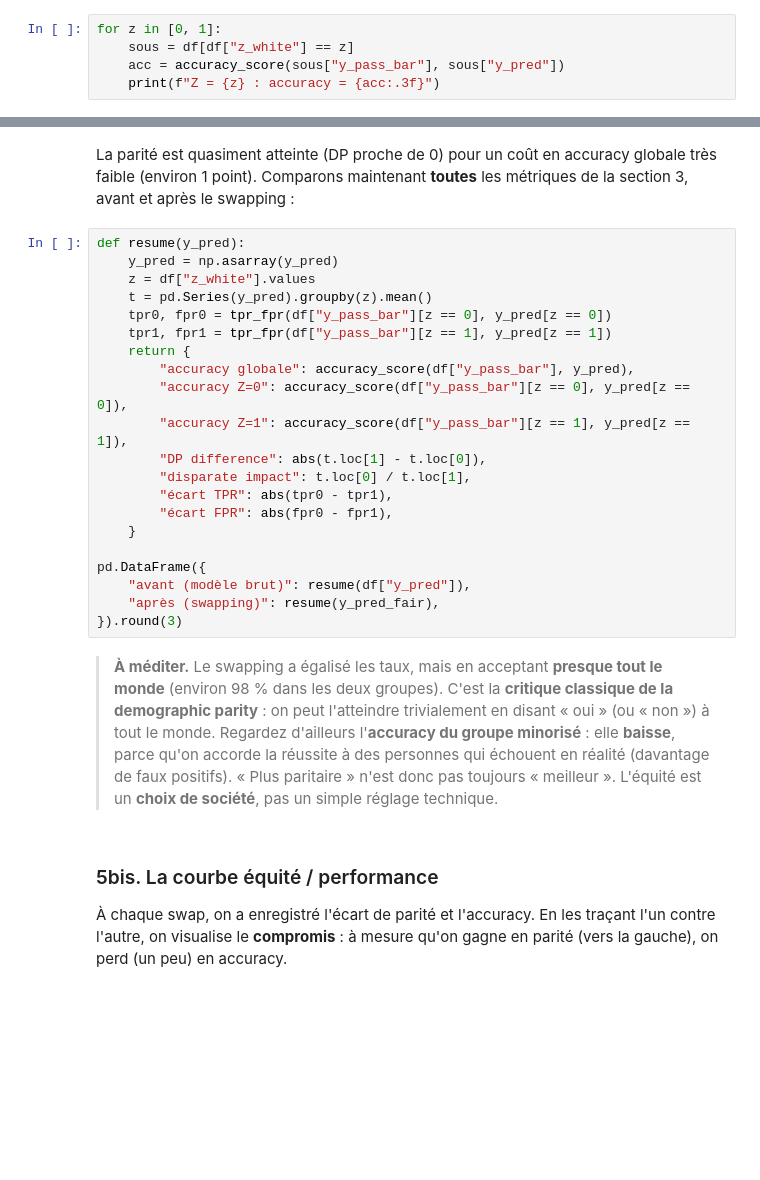
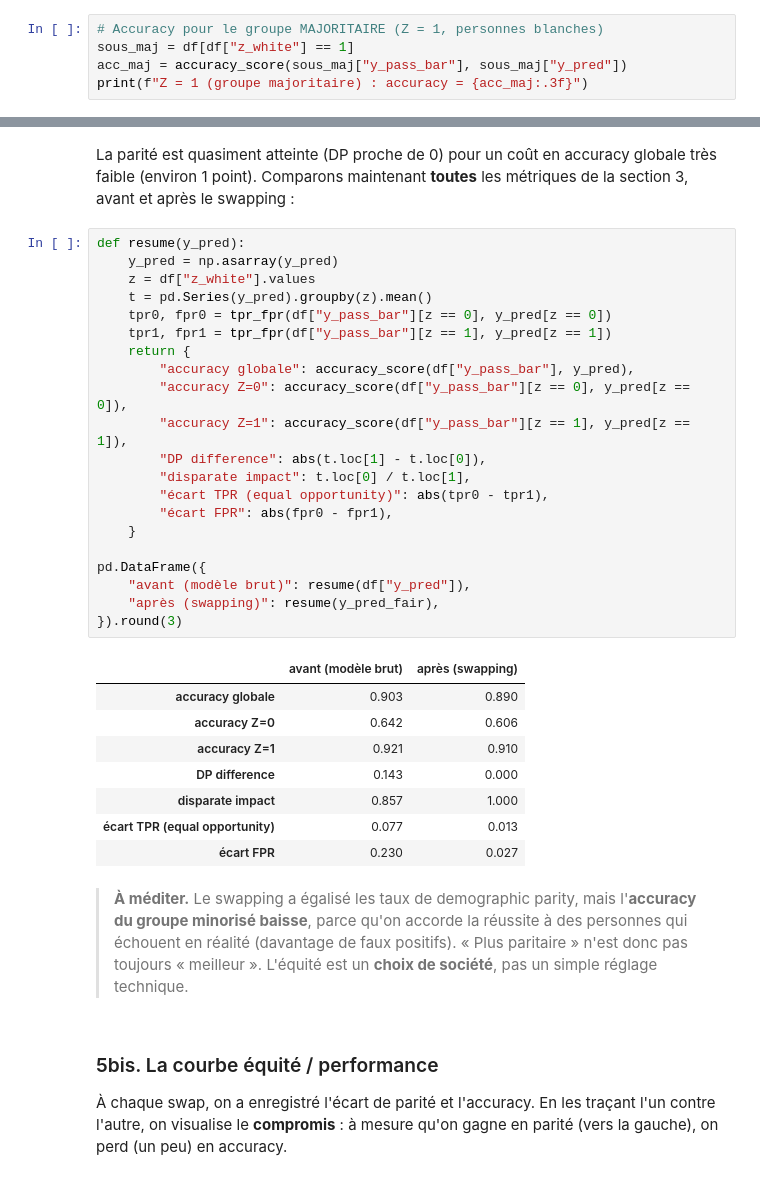
Before and after one commit to mickaeltemporao/lillelms, a Jupyter notebook: ressources/j4/2_aprem/01-fairness.ipynb, the cells around one changed output, grey strips where cells are left out. Drawn from its saved outputs; the diff is of its cells as text; blank space fills up the shorter version.

```diff
--- a/ressources/j4/2_aprem/01-fairness.ipynb
+++ b/ressources/j4/2_aprem/01-fairness.ipynb
@@ -158,5 +170,5 @@ Le point clé pour l'équité : on les calcule **par groupe**. Si le modèle est
 # %%
-for z in [0, 1]:
-    sous = df[df["z_white"] == z]
-    acc = accuracy_score(sous["y_pass_bar"], sous["y_pred"])
-    print(f"Z = {z} : accuracy = {acc:.3f}")
+# Accuracy pour le groupe MAJORITAIRE (Z = 1, personnes blanches)
+sous_maj = df[df["z_white"] == 1]
+acc_maj = accuracy_score(sous_maj["y_pass_bar"], sous_maj["y_pred"])
+print(f"Z = 1 (groupe majoritaire) : accuracy = {acc_maj:.3f}")
@@ -379,26 +404,35 @@ La parité est quasiment atteinte (DP proche de 0) pour un coût en accuracy glo
 # %%
 def resume(y_pred):
     y_pred = np.asarray(y_pred)
     z = df["z_white"].values
     t = pd.Series(y_pred).groupby(z).mean()
     tpr0, fpr0 = tpr_fpr(df["y_pass_bar"][z == 0], y_pred[z == 0])
     tpr1, fpr1 = tpr_fpr(df["y_pass_bar"][z == 1], y_pred[z == 1])
     return {
         "accuracy globale": accuracy_score(df["y_pass_bar"], y_pred),
         "accuracy Z=0": accuracy_score(df["y_pass_bar"][z == 0], y_pred[z == 0]),
         "accuracy Z=1": accuracy_score(df["y_pass_bar"][z == 1], y_pred[z == 1]),
         "DP difference": abs(t.loc[1] - t.loc[0]),
         "disparate impact": t.loc[0] / t.loc[1],
-        "écart TPR": abs(tpr0 - tpr1),
+        "écart TPR (equal opportunity)": abs(tpr0 - tpr1),
         "écart FPR": abs(fpr0 - fpr1),
     }
 
 pd.DataFrame({
     "avant (modèle brut)": resume(df["y_pred"]),
     "après (swapping)": resume(y_pred_fair),
 }).round(3)
+# %% [output]
+|  | avant (modèle brut) | après (swapping) |
+| accuracy globale | 0.903 | 0.890 |
+| accuracy Z=0 | 0.642 | 0.606 |
+| accuracy Z=1 | 0.921 | 0.910 |
+| DP difference | 0.143 | 0.000 |
+| disparate impact | 0.857 | 1.000 |
+| écart TPR (equal opportunity) | 0.077 | 0.013 |
+| écart FPR | 0.230 | 0.027 |
 # %% [markdown]
-> **À méditer.** Le swapping a égalisé les taux, mais en acceptant **presque tout le monde** (environ 98 % dans les deux groupes). C'est la **critique classique de la demographic parity** : on peut l'atteindre trivialement en disant « oui » (ou « non ») à tout le monde. Regardez d'ailleurs l'**accuracy du groupe minorisé** : elle **baisse**, parce qu'on accorde la réussite à des personnes qui échouent en réalité (davantage de faux positifs). « Plus paritaire » n'est donc pas toujours « meilleur ». L'équité est un **choix de société**, pas un simple réglage technique.
+> **À méditer.** Le swapping a égalisé les taux de demographic parity, mais l'**accuracy du groupe minorisé baisse**, parce qu'on accorde la réussite à des personnes qui échouent en réalité (davantage de faux positifs). « Plus paritaire » n'est donc pas toujours « meilleur ». L'équité est un **choix de société**, pas un simple réglage technique.
 # %% [markdown]
 ### 5bis. La courbe équité / performance
 
```
Also changed, not shown: parts of 11 cells of this notebook.
